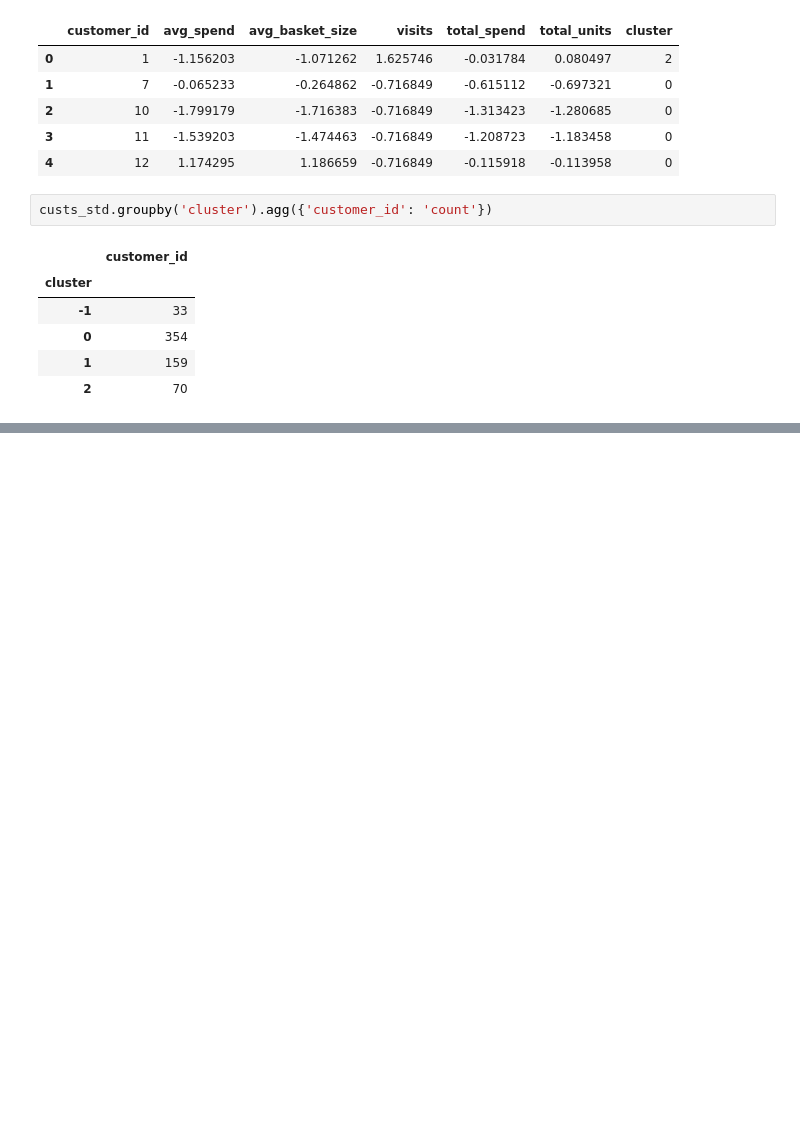
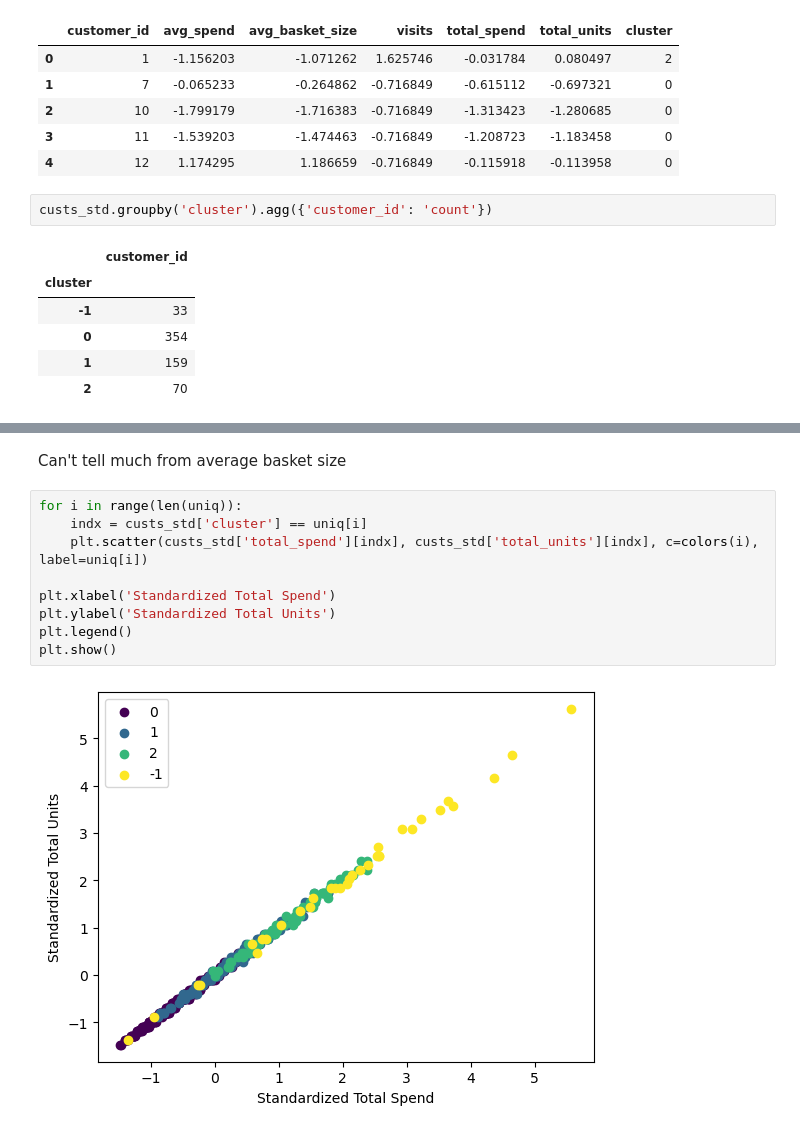
Before and after one commit to ryanjamesyu2/customer_clustering, a Jupyter notebook: customer_clustering.ipynb, the cells around one changed output, grey strips where cells are left out. Drawn from its saved outputs; the diff is of its cells as text; blank space fills up the shorter version.

```diff
--- a/customer_clustering.ipynb
+++ b/customer_clustering.ipynb
@@ -207,0 +241,13 @@ custs_std.groupby('cluster').agg({'customer_id': 'count'})
+# %% [markdown]
+Can't tell much from average basket size
+# %%
+for i in range(len(uniq)):
+    indx = custs_std['cluster'] == uniq[i]
+    plt.scatter(custs_std['total_spend'][indx], custs_std['total_units'][indx], c=colors(i), label=uniq[i])
+
+plt.xlabel('Standardized Total Spend')
+plt.ylabel('Standardized Total Units')
+plt.legend()
+plt.show()
+# %% [output]
+[figure, added]
```
Also changed, not shown: parts of 7 cells of this notebook.
